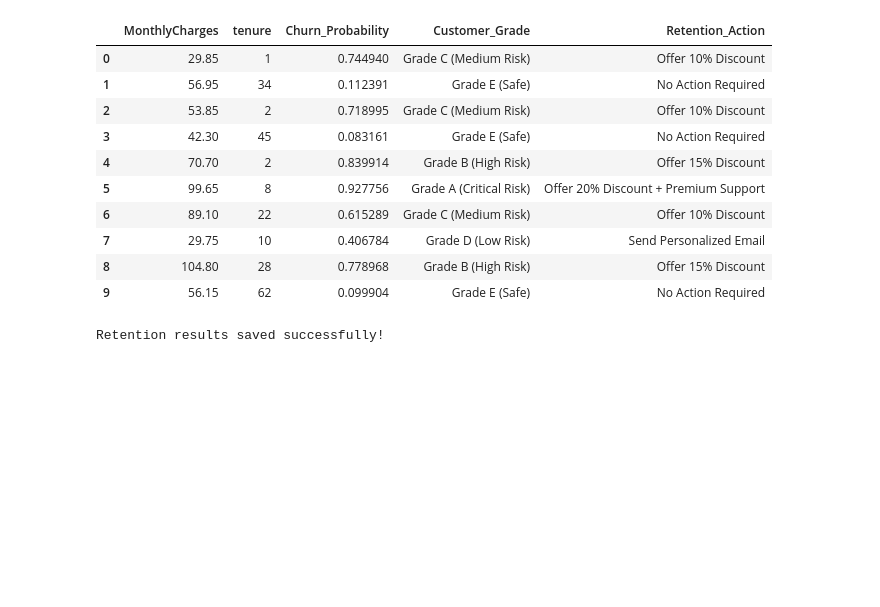
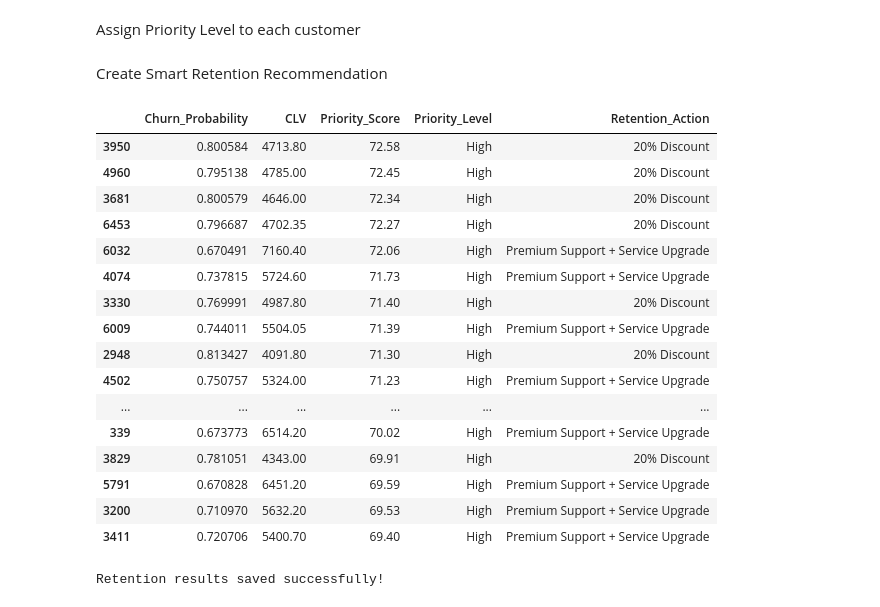
Before and after one commit to shubhangi-source/telco-customer-churn-prediction, a Jupyter notebook: customer_retention_system.ipynb, the cells around one changed output. Saved outputs shown, nothing was run; the diff lists cells and outputs as text; code cells hidden in the pictures; blank space fills up the shorter version.

Commit message:
Added SHAP explainability, revenue loss estimator, retention system, and project improvements

```diff
--- a/customer_retention_system.ipynb
+++ b/customer_retention_system.ipynb
@@ -34 +43,27 @@ def customer_grade(prob):
+# %%
+#Calculate CLV
+df["CLV"]=df["MonthlyCharges"]*df["tenure"]
+# Priority Score (0–100)
+df["Priority_Score"] = (
+    df["Churn_Probability"] * 0.7 +
+    (df["CLV"] / df["CLV"].max()) * 0.3
+) * 100
+
+df["Priority_Score"] = df["Priority_Score"].round(2)
+# %% [markdown]
+Assign Priority Level to each customer
+# %%
+def priority_level(score):
+    if score >= 80:
+        return "Critical"
+    elif score >= 60:
+        return "High"
+    elif score >= 40:
+        return "Medium"
+    else:
+        return "Low"
+
+df["Priority_Level"] = df["Priority_Score"].apply(priority_level)
+# %% [markdown]
+Create Smart Retention Recommendation
 # %%
@@ -62,27 +123,33 @@ def smart_retention(row):
 # %%
-df['Customer_Grade']=df['Churn_Probability'].apply(customer_grade)
 
-df['Retention_Action']=df.apply(smart_retention,
-                                 axis=1)
+retention_report = df[[
+    "Churn_Probability",
+    "CLV",
+    "Priority_Score",
+    "Priority_Level",
+    "Retention_Action"
+]].sort_values(
+    by="Priority_Score",
+    ascending=False
+)
+
+retention_report.head(20)
+# %% [output]
+|  | Churn_Probability | CLV | Priority_Score | Priority_Level | Retention_Action |
+| 3950 | 0.800584 | 4713.80 | 72.58 | High | 20% Discount |
+| 4960 | 0.795138 | 4785.00 | 72.45 | High | 20% Discount |
+| 3681 | 0.800579 | 4646.00 | 72.34 | High | 20% Discount |
+| 6453 | 0.796687 | 4702.35 | 72.27 | High | 20% Discount |
+| 6032 | 0.670491 | 7160.40 | 72.06 | High | Premium Support + Service Upgrade |
+| 4074 | 0.737815 | 5724.60 | 71.73 | High | Premium Support + Service Upgrade |
+| 3330 | 0.769991 | 4987.80 | 71.40 | High | 20% Discount |
+| 6009 | 0.744011 | 5504.05 | 71.39 | High | Premium Support + Service Upgrade |
+| 2948 | 0.813427 | 4091.80 | 71.30 | High | 20% Discount |
+| 4502 | 0.750757 | 5324.00 | 71.23 | High | Premium Support + Service Upgrade |
+| ... | ... | ... | ... | ... | ... |
+| 339 | 0.673773 | 6514.20 | 70.02 | High | Premium Support + Service Upgrade |
+| 3829 | 0.781051 | 4343.00 | 69.91 | High | 20% Discount |
+| 5791 | 0.670828 | 6451.20 | 69.59 | High | Premium Support + Service Upgrade |
+| 3200 | 0.710970 | 5632.20 | 69.53 | High | Premium Support + Service Upgrade |
+| 3411 | 0.720706 | 5400.70 | 69.40 | High | Premium Support + Service Upgrade |
-# %%
-columns = [
-    "MonthlyCharges",
-    "tenure",
-    "Churn_Probability",
-    "Customer_Grade",
-    "Retention_Action"
-]
-df[columns].head(10)
-# %% [output]
-|  | MonthlyCharges | tenure | Churn_Probability | Customer_Grade | Retention_Action |
-| 0 | 29.85 | 1 | 0.744940 | Grade C (Medium Risk) | Offer 10% Discount |
-| 1 | 56.95 | 34 | 0.112391 | Grade E (Safe) | No Action Required |
-| 2 | 53.85 | 2 | 0.718995 | Grade C (Medium Risk) | Offer 10% Discount |
-| 3 | 42.30 | 45 | 0.083161 | Grade E (Safe) | No Action Required |
-| 4 | 70.70 | 2 | 0.839914 | Grade B (High Risk) | Offer 15% Discount |
-| 5 | 99.65 | 8 | 0.927756 | Grade A (Critical Risk) | Offer 20% Discount + Premium Support |
-| 6 | 89.10 | 22 | 0.615289 | Grade C (Medium Risk) | Offer 10% Discount |
-| 7 | 29.75 | 10 | 0.406784 | Grade D (Low Risk) | Send Personalized Email |
-| 8 | 104.80 | 28 | 0.778968 | Grade B (High Risk) | Offer 15% Discount |
-| 9 | 56.15 | 62 | 0.099904 | Grade E (Safe) | No Action Required |
 # %%
```
Also changed, not shown: parts of 12 cells of this notebook, 24 other files.
